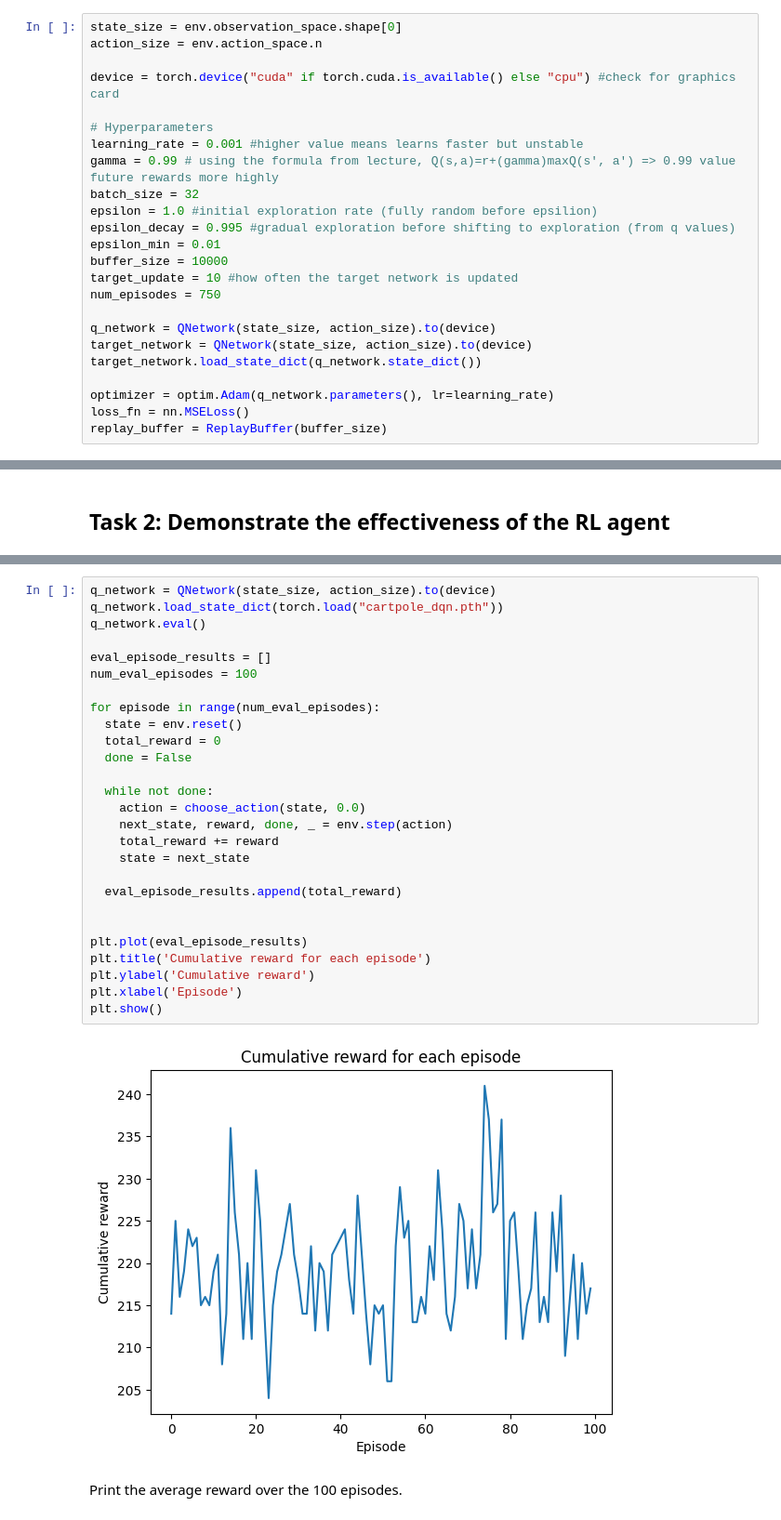
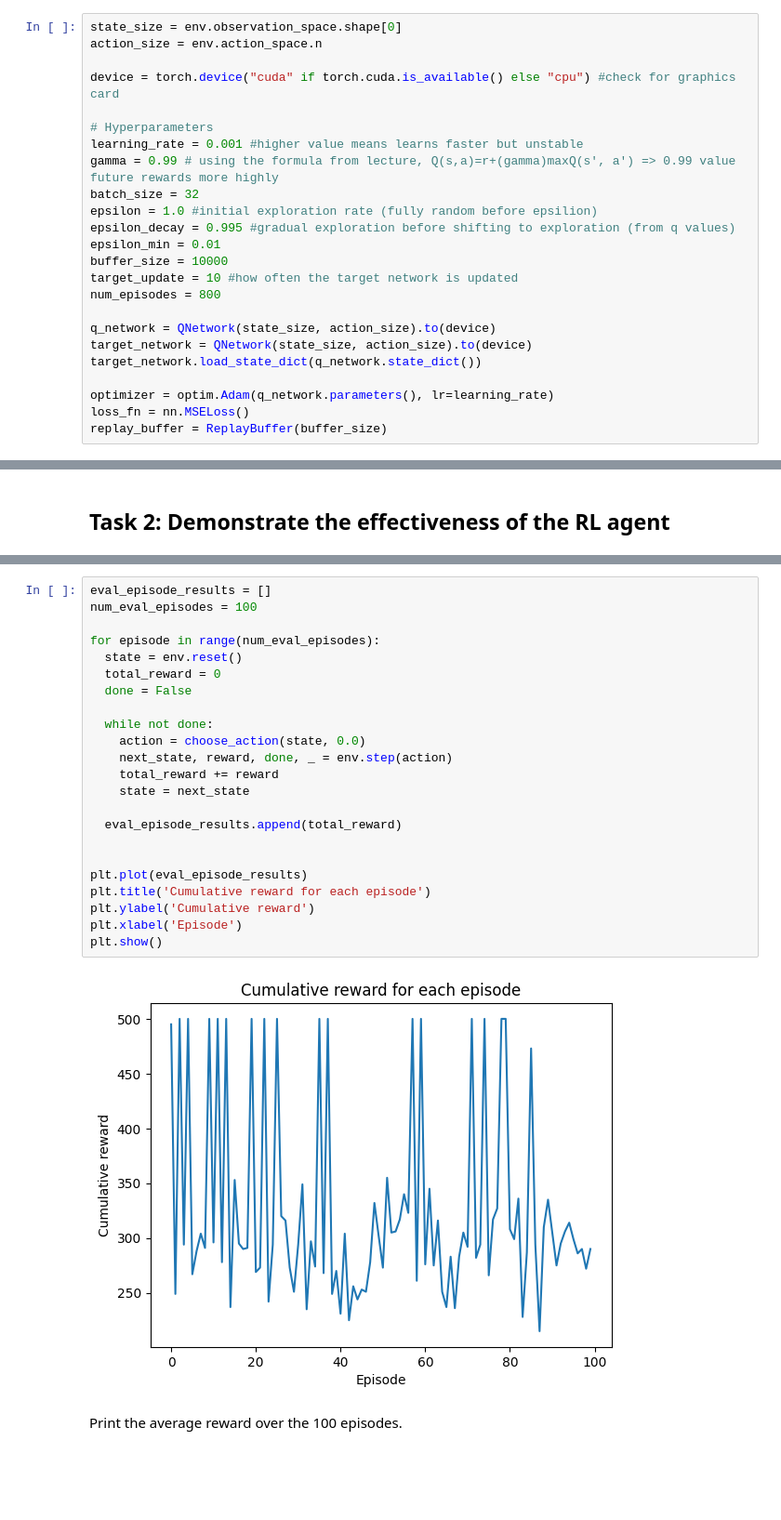
Before and after one commit to HXong/MadeGames, a Jupyter notebook: cartpole.ipynb, the cells around one changed output, grey strips where cells are left out. Shown: that part at 93% size. Cells and saved outputs as stored; diff of their text form; blank space fills up the shorter version.

```diff
--- a/cartpole.ipynb
+++ b/cartpole.ipynb
@@ -168,7 +171,7 @@ epsilon_decay = 0.995 #gradual exploration before shifting to exploration (from
 epsilon_min = 0.01
 buffer_size = 10000
 target_update = 10 #how often the target network is updated
-num_episodes = 750
+num_episodes = 800
 
 q_network = QNetwork(state_size, action_size).to(device)
 target_network = QNetwork(state_size, action_size).to(device)
@@ -279,32 +298,28 @@ For this task, use the agent developed in Task 1 to play the game for 100 episod
 # %%
-q_network = QNetwork(state_size, action_size).to(device)
-q_network.load_state_dict(torch.load("cartpole_dqn.pth"))
-q_network.eval()
-
 eval_episode_results = []
 num_eval_episodes = 100
 
 for episode in range(num_eval_episodes):
   state = env.reset()
   total_reward = 0
   done = False
 
   while not done:
     action = choose_action(state, 0.0)
     next_state, reward, done, _ = env.step(action)
     total_reward += reward
     state = next_state
 
   eval_episode_results.append(total_reward)
 
 
 plt.plot(eval_episode_results)
 plt.title('Cumulative reward for each episode')
 plt.ylabel('Cumulative reward')
 plt.xlabel('Episode')
 plt.show()
 # %% [output]
-[figure, old version]
+[figure, new version]
 # %% [markdown]
 Print the average reward over the 100 episodes.
 # %%
```
Also changed, not shown: parts of 16 cells of this notebook.
